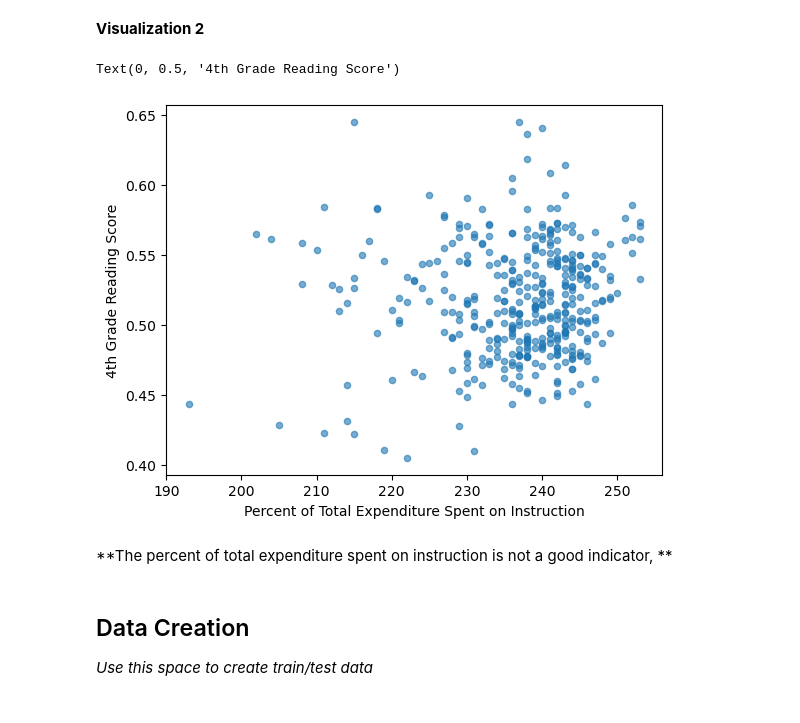
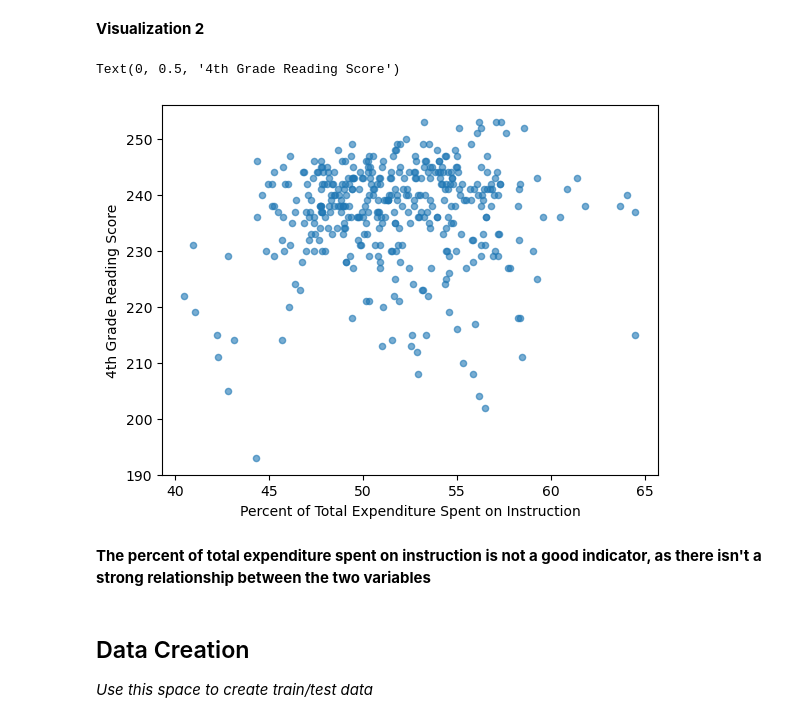
Before and after one commit to danielwanggit/MDST-Tutorial, a Jupyter notebook: tutorial1/checkpoint1.ipynb, the cells around one changed output. Drawn from its saved outputs; the diff is of its cells as text; code cells hidden in the pictures.

```diff
--- a/tutorial1/checkpoint1.ipynb
+++ b/tutorial1/checkpoint1.ipynb
@@ -160,14 +160,14 @@ Text(0, 0.5, '4th Grade Reading Score')
 # %% [markdown]
 **Visualization 2**
 # %%
-df.plot.scatter(x='AVG_MATH_4_SCORE', y="PERCENT_EXPENDITURE_ON_INSTR", alpha=0.6)
+df.plot.scatter(x='PERCENT_EXPENDITURE_ON_INSTR', y="AVG_MATH_4_SCORE", alpha=0.6)
 plt.xlabel('Percent of Total Expenditure Spent on Instruction')
 plt.ylabel('4th Grade Reading Score')
 # %% [output]
 Text(0, 0.5, '4th Grade Reading Score')
-[figure, old version]
+[figure, new version]
 # %% [markdown]
-**The percent of total expenditure spent on instruction is not a good indicator, **
+**The percent of total expenditure spent on instruction is not a good indicator, as there isn't a strong relationship between the two variables**
 # %% [markdown]
 <h2> Data Creation </h2>
 
```
Also changed, not shown: parts of 9 cells of this notebook, 1 other file.
